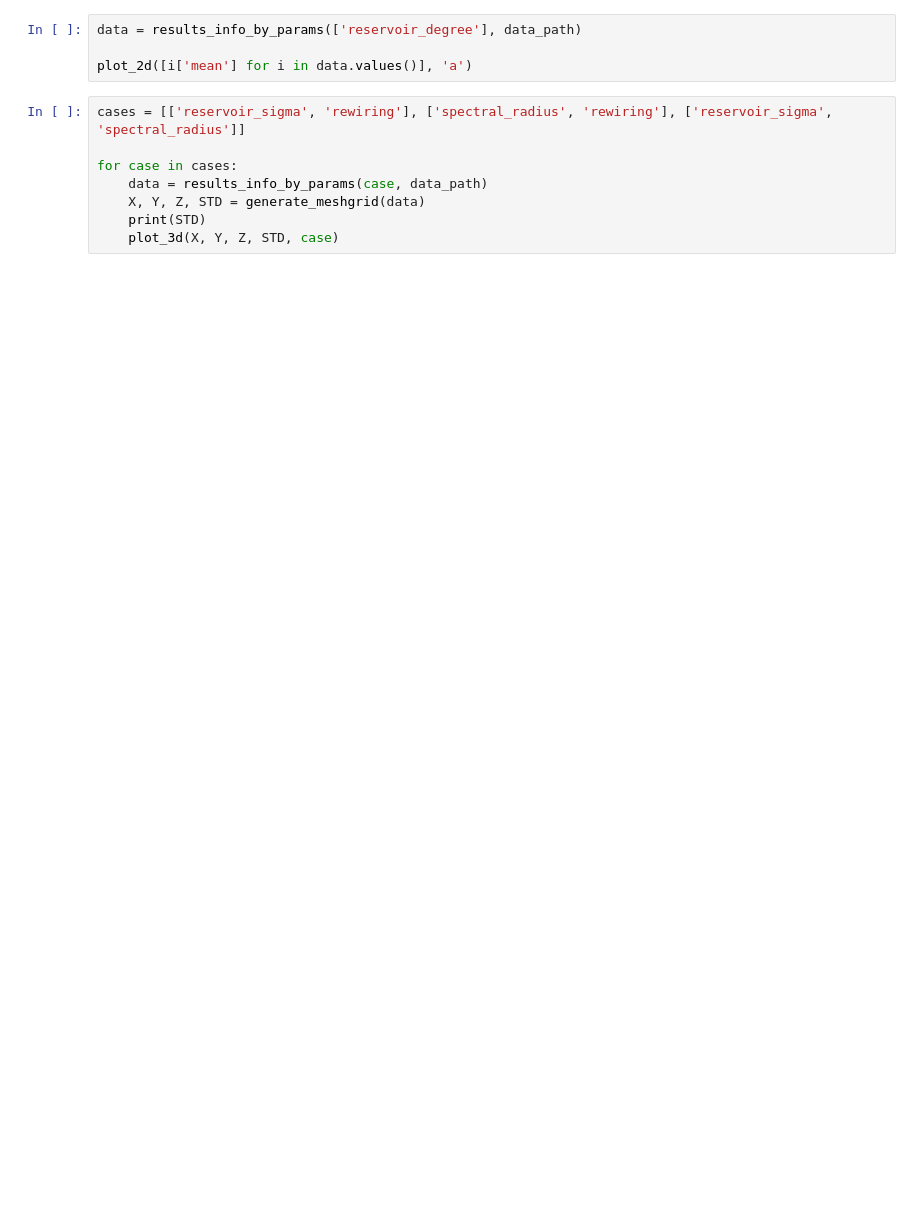
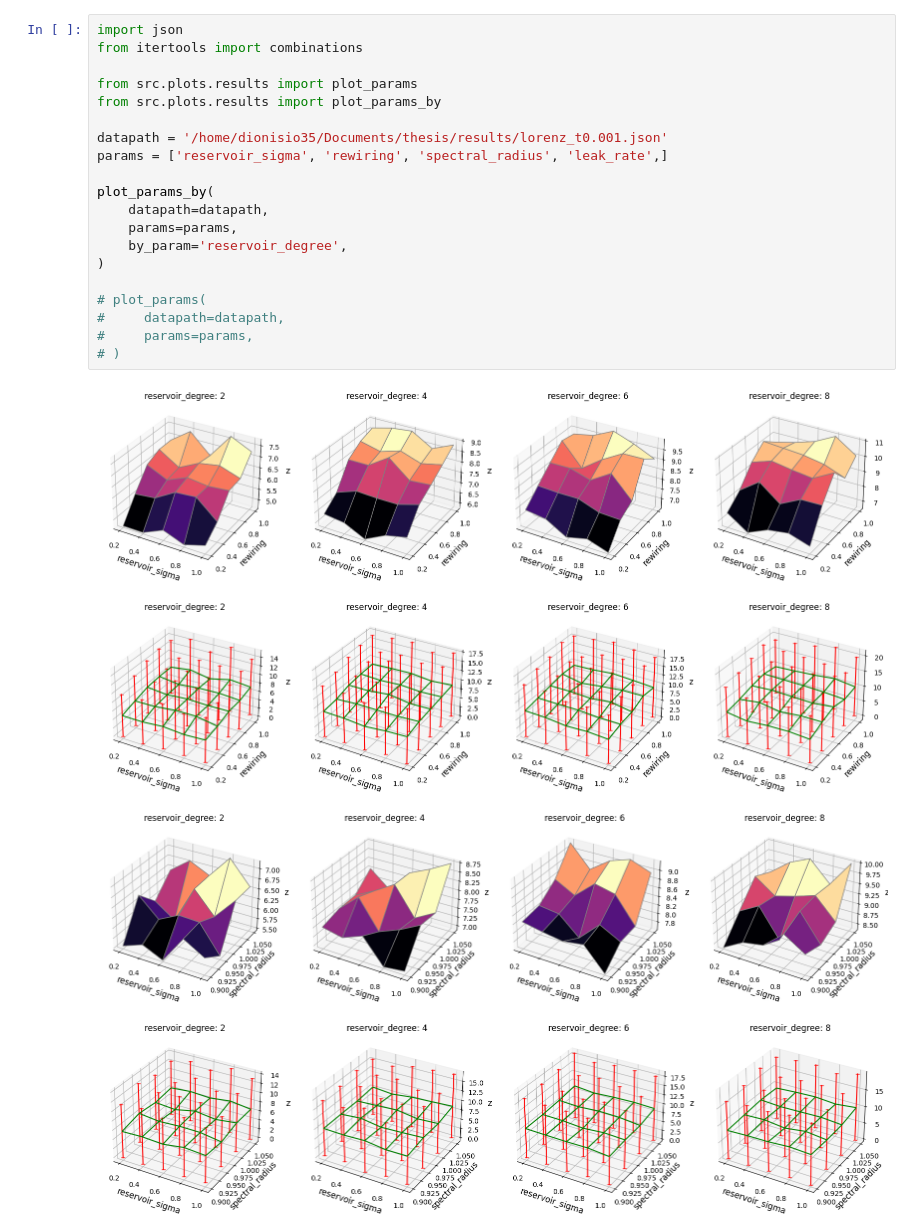
Before and after one commit to ZentropyUH/ESN, a Jupyter notebook: plots.ipynb, the cells around one changed output. Cells and saved outputs as stored; diff of their text form; blank space fills up the shorter version.

```diff
--- a/plots.ipynb
+++ b/plots.ipynb
@@ -95,12 +1,25 @@ def plot_2d(data, param: str):
-# %%
-data = results_info_by_params(['reservoir_degree'], data_path)
-
-plot_2d([i['mean'] for i in data.values()], 'a')
-# %%
-cases = [['reservoir_sigma', 'rewiring'], ['spectral_radius', 'rewiring'], ['reservoir_sigma', 'spectral_radius']]
-
-for case in cases:
-    data = results_info_by_params(case, data_path)
-    X, Y, Z, STD = generate_meshgrid(data)
-    print(STD)
-    plot_3d(X, Y, Z, STD, case)
+# %%
+import json
+from itertools import combinations
+
+from src.plots.results import plot_params
+from src.plots.results import plot_params_by
+
+datapath = '/home/dionisio35/Documents/thesis/results/lorenz_t0.001.json'
+params = ['reservoir_sigma', 'rewiring', 'spectral_radius', 'leak_rate',]
+
+plot_params_by(
+    datapath=datapath,
+    params=params,
+    by_param='reservoir_degree',
+)
+
+# plot_params(
+#     datapath=datapath,
+#     params=params,
+# )
+# %% [output]
+[figure, added]
+[figure, added]
+[figure, added]
+[figure, added]
```
Also changed, not shown: parts of 5 cells of this notebook, 3 other files.
